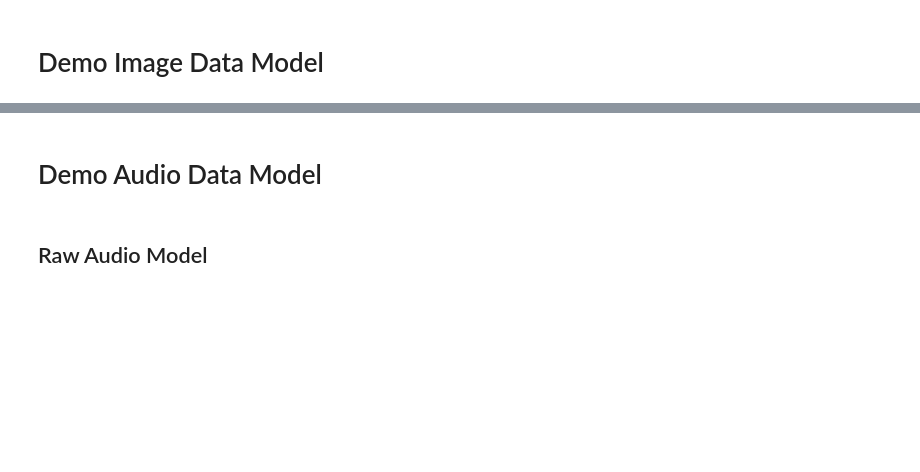
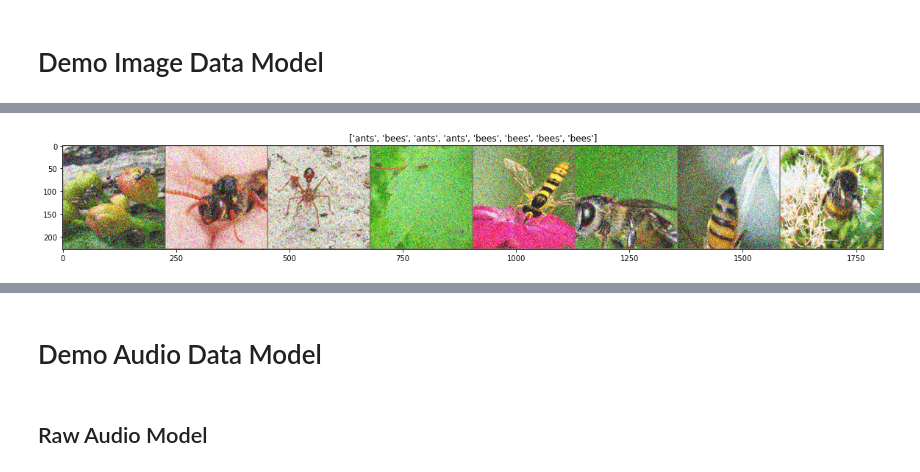
Before and after one commit to jmiano/Neural-Graceful-Degradation, a Jupyter notebook: Demo_Notebook.ipynb, the cells around one changed output, grey strips where cells are left out. Saved outputs shown, nothing was run; the diff lists cells and outputs as text; code cells hidden in the pictures; blank space fills up the shorter version.

```diff
--- a/Demo_Notebook.ipynb
+++ b/Demo_Notebook.ipynb
@@ -33,0 +115,61 @@ from PIL import Image
+# %%
+class AddGaussianNoise(object):
+    def __init__(self, mean=0., std=1.):
+        self.std = std
+        self.mean = mean
+
+    def __call__(self, tensor):
+        return tensor + torch.randn(tensor.size()) * self.std + self.mean
+
+    def __repr__(self):
+        return self.__class__.__name__ + '(mean={0}, std={1})'.format(self.mean, self.std)
+
+data_dir = '../Datasets/hymenoptera_data'
+BATCH_SIZE = 8
+NUM_WORKERS = 0
+
+# Training parameters
+NUM_EPOCHS = 15
+
+# Initial set up for data loading
+
+# Data augmentation and normalization for training
+# Just normalization for validation
+data_transforms = {
+    'train': transforms.Compose([
+        transforms.RandomResizedCrop(224),
+        transforms.RandomHorizontalFlip(),
+        transforms.ToTensor(),
+        transforms.Normalize([0.485, 0.456, 0.406], [0.229, 0.224, 0.225]),
+        AddGaussianNoise(0.5, 1)
+    ]),
+    'val': transforms.Compose([
+        transforms.Resize(256),
+        transforms.CenterCrop(224),
+        transforms.ToTensor(),
+        transforms.Normalize([0.485, 0.456, 0.406], [0.229, 0.224, 0.225]),
+        AddGaussianNoise(0.5, 1)
+    ]),
+}
+
+# dictionary of train and val datasets
+image_datasets = {x: datasets.ImageFolder(os.path.join(data_dir, x), transform=data_transforms[x]) for x in ['train', 'val']}
+
+# dict of dataloaders, dataset sizes
+dataloaders = {x: torch.utils.data.DataLoader(image_datasets[x], batch_size=BATCH_SIZE, shuffle=True, num_workers=NUM_WORKERS) for x in ['train', 'val']}
+dataset_sizes = {x: len(image_datasets[x]) for x in ['train', 'val']}
+
+class_names = image_datasets['train'].classes
+
+# Set device
+device = torch.device("cuda:0" if torch.cuda.is_available() else "cpu")
+
+# Get a batch of training data
+inputs, classes = next(iter(dataloaders['train']))
+
+# Make a grid from batch
+out = torchvision.utils.make_grid(inputs)
+
+imshow(out, title=[class_names[x] for x in classes], add_noise=False)
+# %% [output]
+[figure, added]
```
Also changed, not shown: parts of 14 cells of this notebook.
